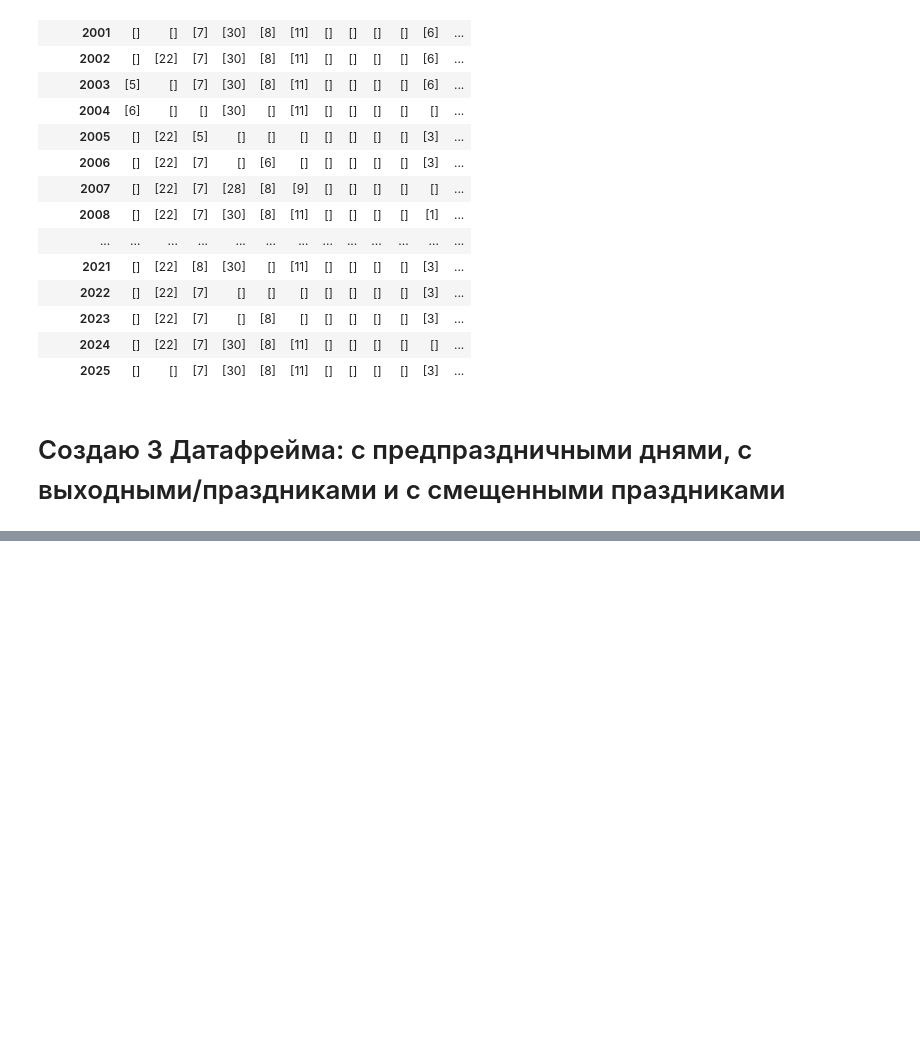
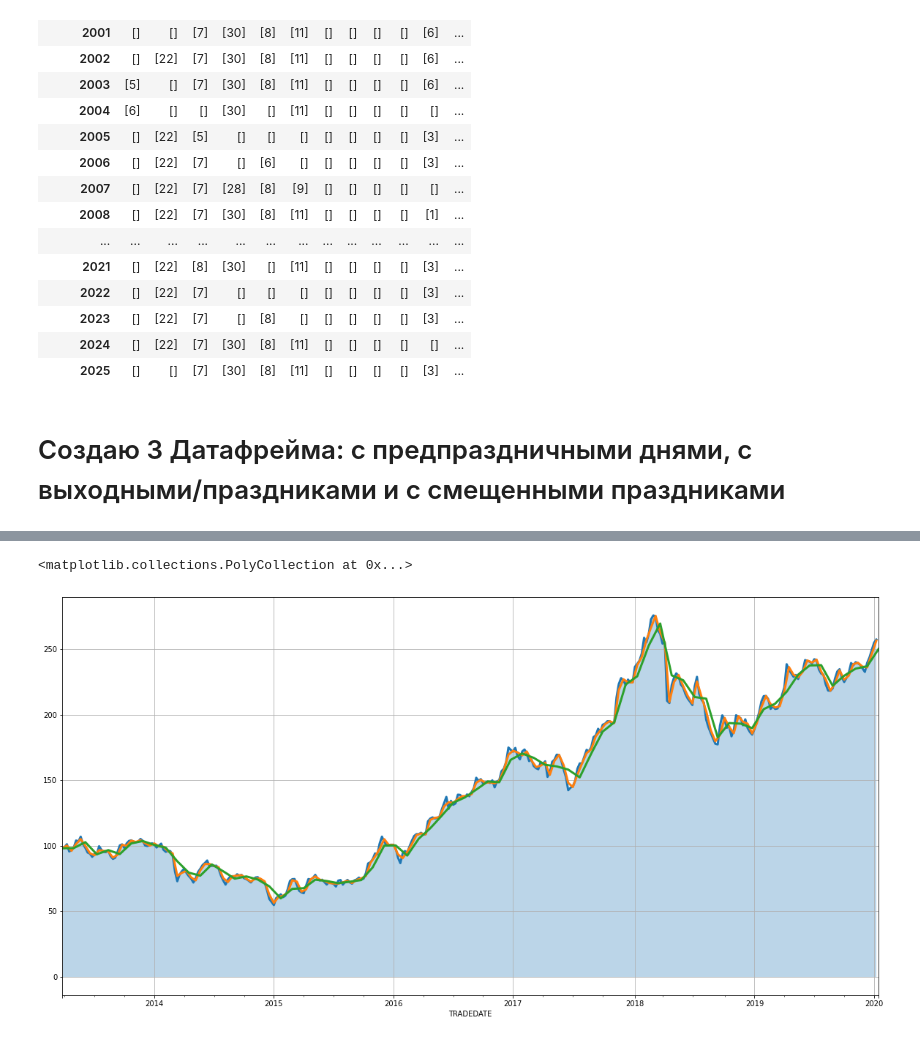
Before and after one commit to KostyaTyurin/python_data_analysis_2021, a Jupyter notebook: hw3_pandas_calendar.ipynb, the cells around one changed output, grey strips where cells are left out. Saved outputs shown, nothing was run; the diff lists cells and outputs as text; code cells hidden in the pictures; blank space fills up the shorter version.

```diff
--- a/hw3_pandas_calendar.ipynb
+++ b/hw3_pandas_calendar.ipynb
@@ -199,0 +227,4 @@ ts
+# %%
+data_aq  = data['ADMITTEDQUOTE']
+data_aq = data_aq.reindex(index1)
+data_aq.rolling(window = 3).std()
@@ -199,0 +245,11 @@ ts
+# %%
+
+ax = data_aq.resample('W').mean().plot(figsize=(20, 10), linewidth=3, grid=True)
+data_aq.resample('2W').mean().plot(figsize=(20, 10), linewidth=3, grid=True)
+data_aq.resample('5W').mean().plot(figsize=(20, 10), linewidth=3, grid=True)
+ax.fill_between(data_aq.resample('W').mean().index,
+                data_aq.resample('W').mean().values,
+                0, alpha = 0.3)
+# %% [output]
+<matplotlib.collections.PolyCollection at 0x...>
+[figure, added]
```
Also changed, not shown: parts of 12 cells of this notebook.
